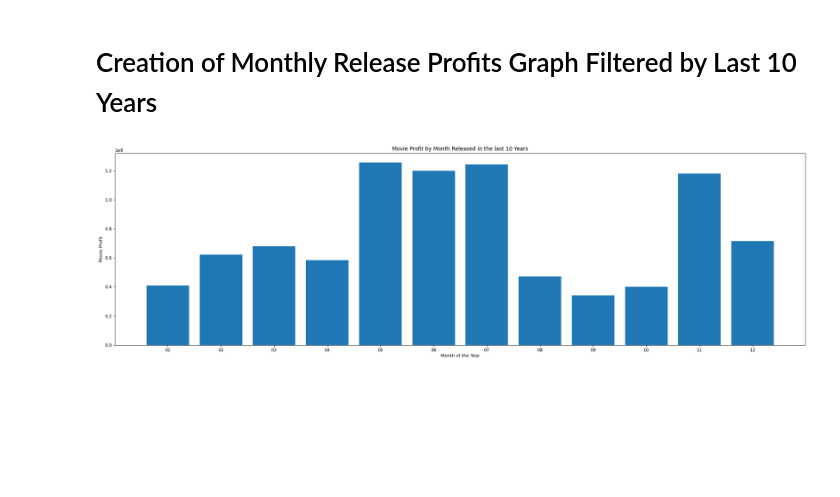
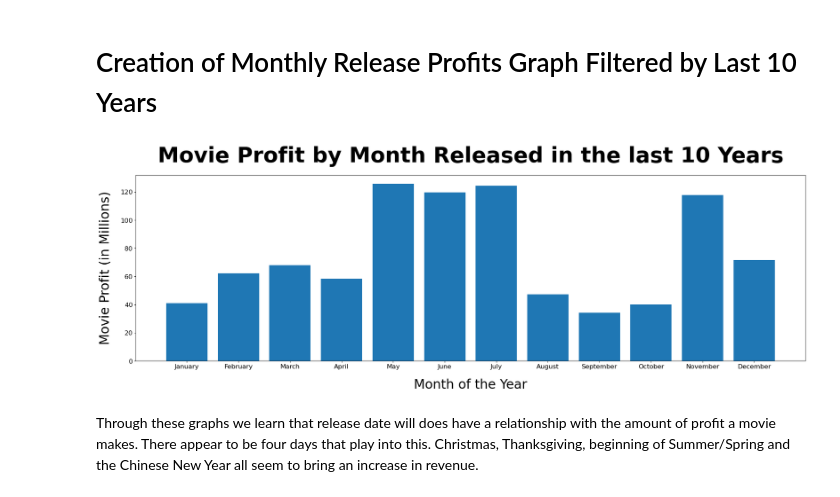
Before and after one commit to JordanMang/phase_1_id10t_team, a Jupyter notebook: working_jupyter_notebooks/Jordan_Release_Date_Notebook.ipynb, the cells around one changed output. Saved outputs shown, nothing was run; the diff lists cells and outputs as text; code cells hidden in the pictures; blank space fills up the shorter version.

```diff
--- a/working_jupyter_notebooks/Jordan_Release_Date_Notebook.ipynb
+++ b/working_jupyter_notebooks/Jordan_Release_Date_Notebook.ipynb
@@ -242,7 +243,8 @@ tnmovies_pandas_weekly_10_years
 ### Monthly data filtered by last 10 years
 # %%
 q5 = '''SELECT release_month,
-            AVG(profit) as Average_Profit_Monthly
+            AVG(profit) as Average_Profit_Monthly,
+            ROUND(AVG(profit)/1000000, 2) AS Graph_APM
        FROM tnmovie
        WHERE
            release_year > 2008
@@ -266,0 +275,17 @@ tnmovies_pandas_monthly_10_years
+# %%
+month_mapping = {
+    '01': "January",
+    '02': "February",
+    '03': "March",
+    '04': "April",
+    '05': "May",
+    '06': "June",
+    '07': "July",
+    '08': "August",
+    '09': "September",
+    '10': "October",
+    '11': "November",
+    '12': "December"
+}
+# %%
+tnmovies_pandas_monthly_10_years['Month Title'] = tnmovies_pandas_monthly_10_years['release_month'].map(month_mapping)
@@ -279,10 +340,20 @@ plt.show();
 # Creation of Monthly Release Profits Graph Filtered by Last 10 Years
 # %%
 plt.figure(figsize=(28, 8), dpi=80)
-movie_realease_by_month_10_year = plt.bar(x = tnmovies_pandas_monthly_10_years['release_month'], height = tnmovies_pandas_monthly_10_years['Average_Profit_Monthly'])
-plt.title('Movie Profit by Month Released in the last 10 Years')
-plt.xlabel('Month of the Year')
-plt.ylabel('Movie Profit')
+movie_realease_by_month_10_year = plt.bar(x = tnmovies_pandas_monthly_10_years['Month Title'], height = tnmovies_pandas_monthly_10_years['Graph_APM'])
+
+
+plt.title('Movie Profit by Month Released in the last 10 Years', fontsize = 50, fontweight='bold', pad = 30)
+plt.xlabel('Month of the Year', fontsize = 30, labelpad = 20)
+plt.ylabel('Movie Profit (in Millions)', fontsize = 30, labelpad = 20)
+
+plt.ticklabel_format(axis='y', style='plain')
+plt.ticklabel_format(axis='x')
+plt.xticks(fontsize = 15)
+plt.yticks(fontsize = 15)
+
 plt.show();
 # %% [output]
-[figure, old version]
+[figure, new version]
+# %% [markdown]
+Through these graphs we learn that release date will does have a relationship with the amount of profit a movie makes. There appear to be four days that play into this. Christmas, Thanksgiving, beginning of Summer/Spring and the Chinese New Year all seem to bring an increase in revenue.
```
Also changed, not shown: parts of 10 cells of this notebook.
